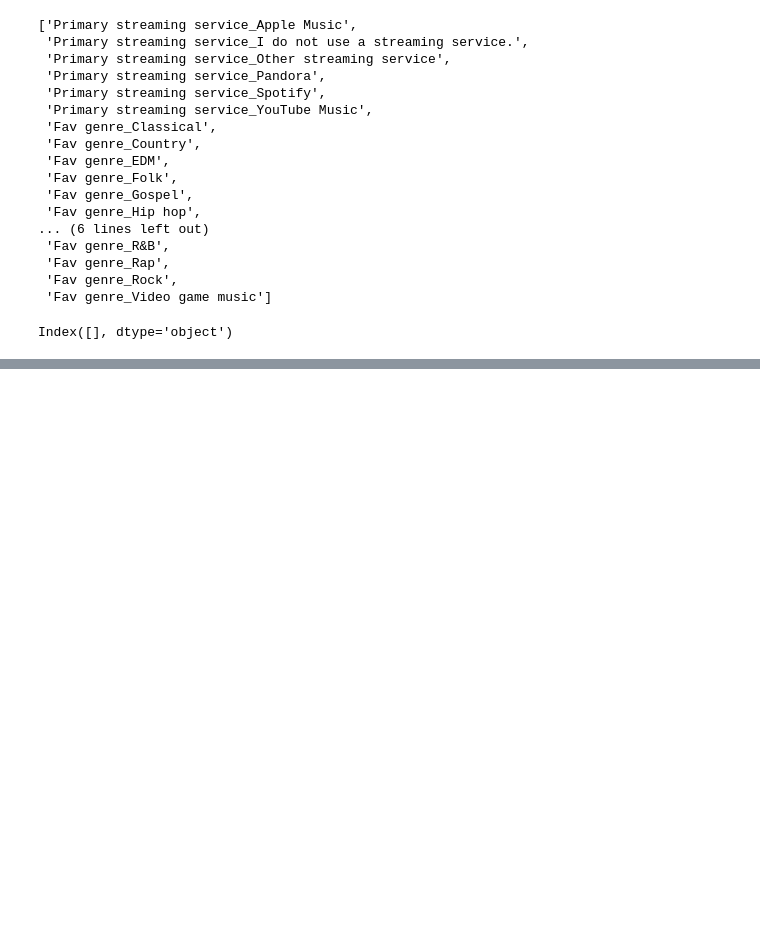
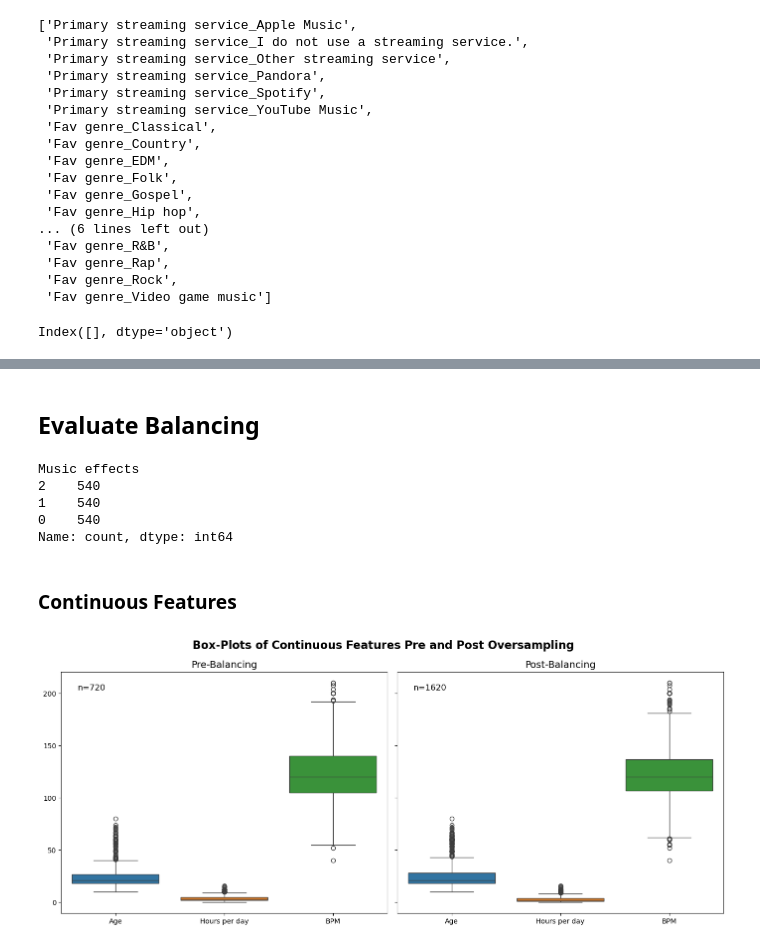
Before and after one commit to ajamkotc/music_mental_health_analysis, a Jupyter notebook: notebooks/0.11-aj-test-feature-engineering.ipynb, the cells around one changed output, grey strips where cells are left out. Drawn from its saved outputs; the diff is of its cells as text; code cells hidden in the pictures; blank space fills up the shorter version.

```diff
--- a/notebooks/0.11-aj-test-feature-engineering.ipynb
+++ b/notebooks/0.11-aj-test-feature-engineering.ipynb
@@ -120,0 +210,20 @@ Index([], dtype='object')
+# %%
+# Split data into features and target
+
+X = df.drop(labels=['Music effects'], axis=1)
+y = df['Music effects'].astype(int)
+
+# Get indeces of categorical features for SMOTE-NC
+categorical_cols = X.select_dtypes(include='category')
+cat_cols_indeces = X.columns.get_indexer(categorical_cols.columns).tolist()
+# %%
+# Initialize SMOTE-NC
+smote_nc = SMOTENC(categorical_features=cat_cols_indeces)
+
+# Apply to oversample
+X_resampled, y_resampled = smote_nc.fit_resample(X, y)
+# %%
+# Combine resampled data into dataframe
+
+resampled_df = pd.DataFrame(X_resampled, columns=X.columns)
+resampled_df = pd.concat([resampled_df, pd.DataFrame(y_resampled, columns=['Music effects'])], axis=1)
@@ -120,0 +239,34 @@ Index([], dtype='object')
+# %% [markdown]
+## Evaluate Balancing
+# %%
+resampled_df['Music effects'].value_counts()
+# %% [output]
+Music effects
+2    540
+1    540
+0    540
+Name: count, dtype: int64
+# %% [markdown]
+### Continuous Features
+# %%
+# Plot continuous feature boxplots pre and post imputation
+
+fig, ax = plt.subplots(nrows=1, ncols=2, sharey=True, figsize=(14, 6))
+
+continuous_features = ['Age', 'Hours per day', 'BPM']
+
+fig.suptitle('Box-Plots of Continuous Features Pre and Post Oversampling', fontsize=16, fontweight='bold')
+
+sns.boxplot(df[continuous_features], ax=ax[0])
+ax[0].set_title('Pre-Balancing', fontsize=14)
+ax[0].text(0.05, 0.95, f"n={len(df)}", transform=ax[0].transAxes, fontsize=12, verticalalignment='top', horizontalalignment='left')
+
+sns.boxplot(resampled_df[continuous_features], ax=ax[1])
+ax[1].set_title('Post-Balancing', fontsize=14)
+ax[1].text(0.05, 0.95, f"n={len(resampled_df)}", transform=ax[1].transAxes, fontsize=12, verticalalignment='top', horizontalalignment='left')
+
+plt.tight_layout()
+plt.savefig(FIGURES_DIR / 'pre_post_balancing_continuous.png', dpi=300, bbox_inches='tight')
+plt.show()
+# %% [output]
+[figure, added]
```
Also changed, not shown: parts of 26 cells of this notebook, 9 other files.
